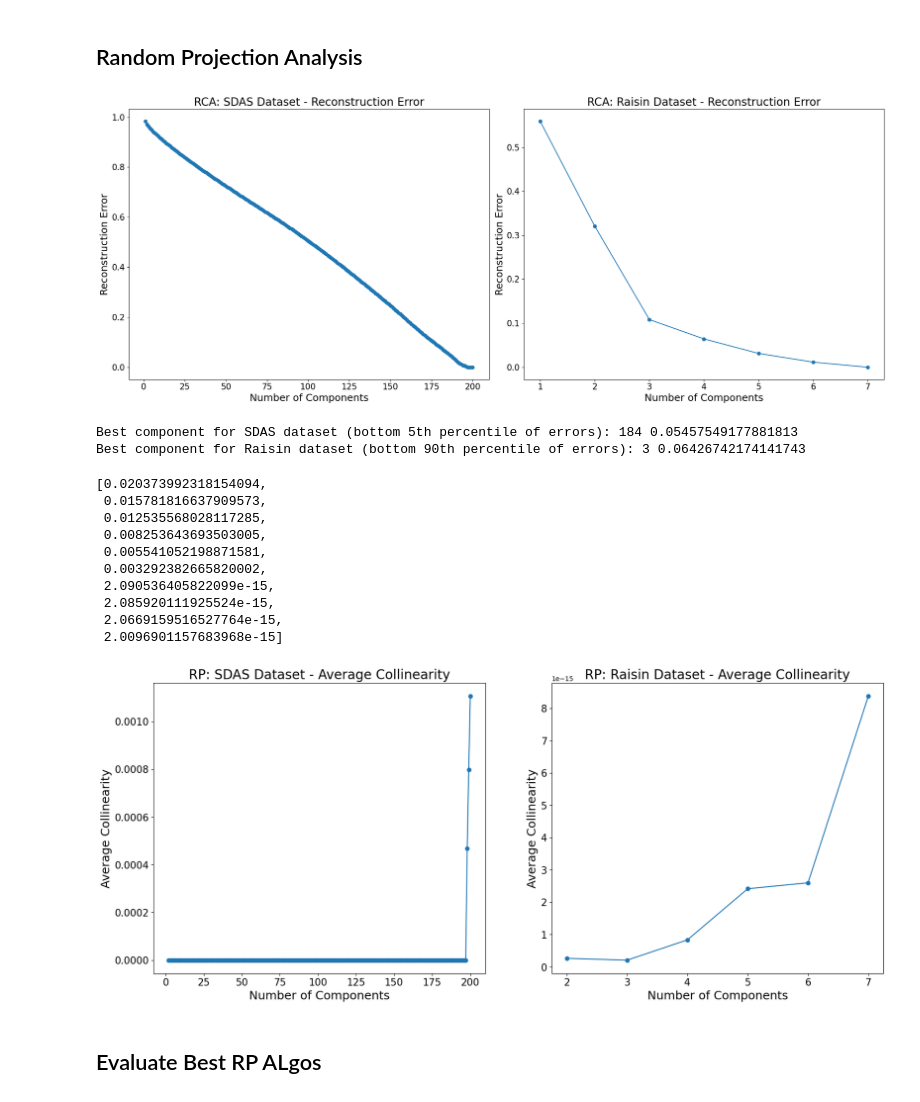
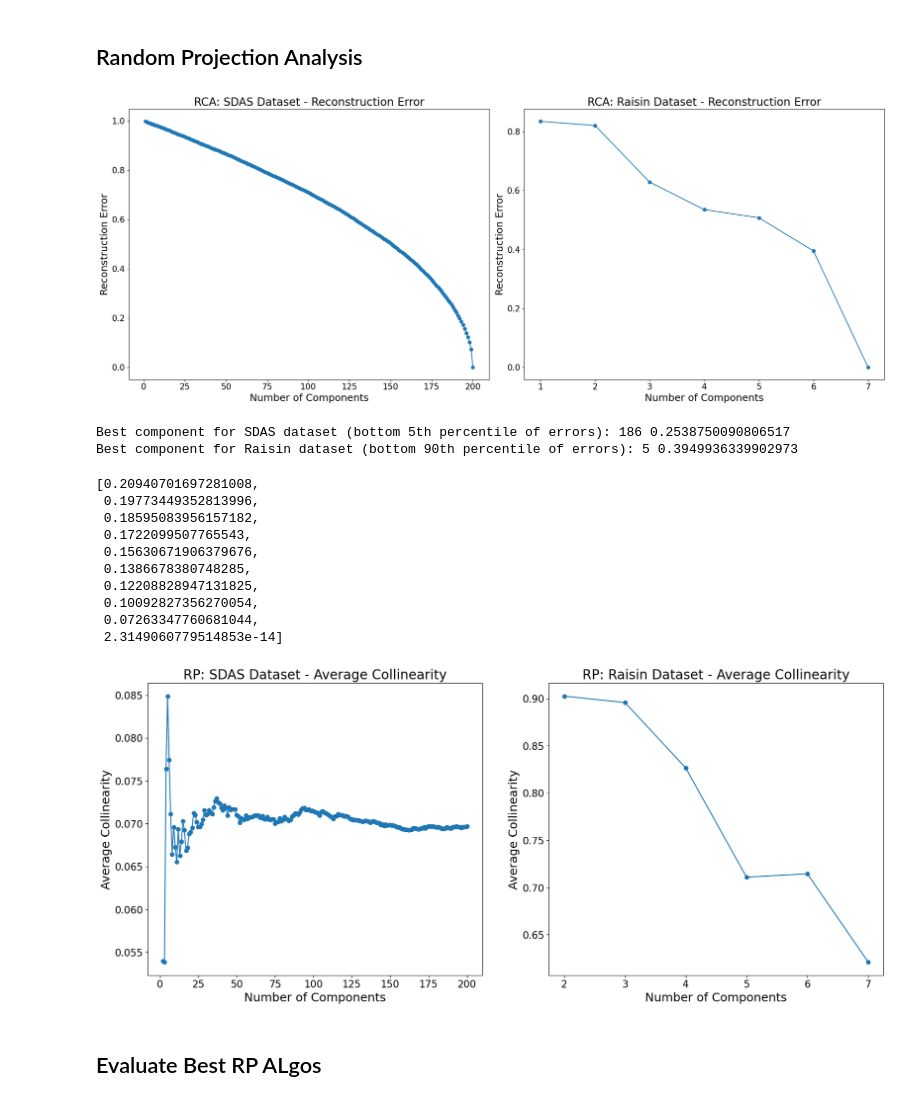
Before and after one commit to climberwb/ML, a Jupyter notebook: A3/DR.ipynb, the cells around one changed output. Cells and saved outputs as stored; diff of their text form; code cells hidden in the pictures.

```diff
--- a/A3/DR.ipynb
+++ b/A3/DR.ipynb
@@ -344,10 +344,10 @@ reload_all()
 reload_notebook_cell()
 # Fit PCA for Raisin dataset
 # Fit PCA and calculate reconstruction error for SDAS dataset
-# errors_sdas, reconstruction_percentages_asds,components_sdas, avg_collinearity_sdas = pipeline_helpers.reconstruction_error(X_train_sdas, pipeline=pipelines.GaussianRPNoStandard_pipeline, list_of_categories=CATEGORY_COLUMNS_UCML, gather_correlation=True)
+errors_sdas, reconstruction_percentages_asds,components_sdas, avg_collinearity_sdas = pipeline_helpers.reconstruction_error(X_train_sdas, pipeline=pipelines.GaussianRPNoStandard_pipeline, list_of_categories=CATEGORY_COLUMNS_UCML, gather_correlation=True)
 
 # # Fit PCA and calculate reconstruction error for Raisin dataset
-# errors_raisin, reconstruction_percentages_raisin,components_raisin, avg_collinearity_raisin = pipeline_helpers.reconstruction_error(X_train_raisin, pipeline=pipelines.GaussianRPNoStandard_pipeline, list_of_categories=[], gather_correlation=True)
+errors_raisin, reconstruction_percentages_raisin,components_raisin, avg_collinearity_raisin = pipeline_helpers.reconstruction_error(X_train_raisin, pipeline=pipelines.GaussianRPNoStandard_pipeline, list_of_categories=[], gather_correlation=True)
 
 # # Plot the reconstruction error for both datasets
 fig, axs = plt.subplots(1, 2, figsize=(20, 8))
@@ -371,49 +371,49 @@ plt.show()
 
 # find where the reconstruction matrix keeps 95% of its error
 
 
 
 
 
 # plot the collinearity for both datasets
 fig, axs = plt.subplots(1, 2, figsize=(20, 8))
 
 # SDAS dataset
 axs[0].plot(components_sdas[1:], avg_collinearity_sdas[1:], marker='o')
 axs[0].set_xlabel('Number of Components')
 axs[0].set_ylabel('Average Collinearity')
 axs[0].set_title('RP: SDAS Dataset - Average Collinearity')
 
 # Raisin dataset
 axs[1].plot(components_raisin[1:], avg_collinearity_raisin[1:], marker='o')
 axs[1].set_xlabel('Number of Components')
 axs[1].set_ylabel('Average Collinearity')
 axs[1].set_title('RP: Raisin Dataset - Average Collinearity')
 
 helpers.increase_font_size_subplots_included(plt)
 
 # print the percntile for reconstruction error of the 170th component
-best_component_sdas = np.max(np.argwhere(np.array(reconstruction_percentages_asds) > 0.05) )
-best_component_raisin = np.max(np.argwhere(np.array(reconstruction_percentages_raisin) > 0.05) )
+best_component_sdas = np.max(np.argwhere(np.array(reconstruction_percentages_asds) > 0.25) )
+best_component_raisin = np.max(np.argwhere(np.array(reconstruction_percentages_raisin) > 0.25) )
 print(f"Best component for SDAS dataset (bottom 5th percentile of errors): {best_component_sdas} {reconstruction_percentages_asds[best_component_sdas]}")
 print(f"Best component for Raisin dataset (bottom 90th percentile of errors): {best_component_raisin} {reconstruction_percentages_raisin[best_component_raisin]}")
 
 reconstruction_percentages_asds[-10:]
 # %% [output]
-[figure, old version]
+[figure, new version]
-Best component for SDAS dataset (bottom 5th percentile of errors): 184 0.05457549177881813
-Best component for Raisin dataset (bottom 90th percentile of errors): 3 0.06426742174141743
+Best component for SDAS dataset (bottom 5th percentile of errors): 186 0.2538750090806517
+Best component for Raisin dataset (bottom 90th percentile of errors): 5 0.3949936339902973
-[0.020373992318154094,
- 0.015781816637909573,
- 0.012535568028117285,
- 0.008253643693503005,
- 0.005541052198871581,
- 0.003292382665820002,
- 2.090536405822099e-15,
- 2.085920111925524e-15,
- 2.0669159516527764e-15,
- 2.0096901157683968e-15]
+[0.20940701697281008,
+ 0.19773449352813996,
+ 0.18595083956157182,
+ 0.1722099507765543,
+ 0.15630671906379676,
+ 0.1386678380748285,
+ 0.12208828947131825,
+ 0.10092827356270054,
+ 0.07263347760681044,
+ 2.3149060779514853e-14]
-[figure, old version]
+[figure, new version]
 # %% [markdown]
 ## Evaluate Best RP ALgos
 # %%
```
Also changed, not shown: parts of 6 cells of this notebook, 6 other files.
